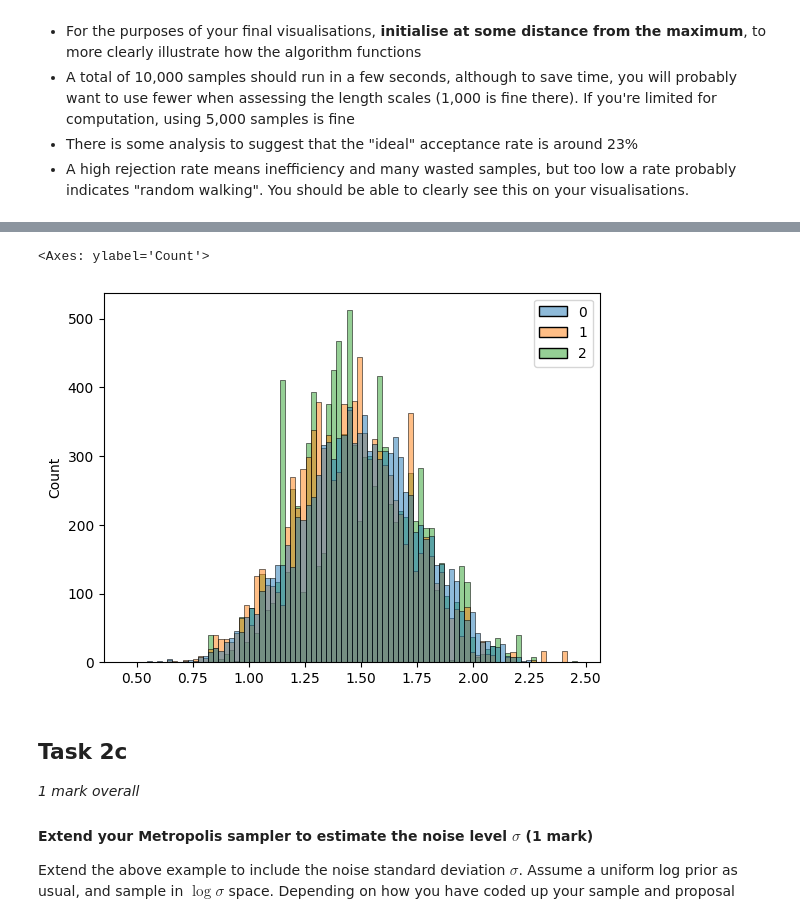
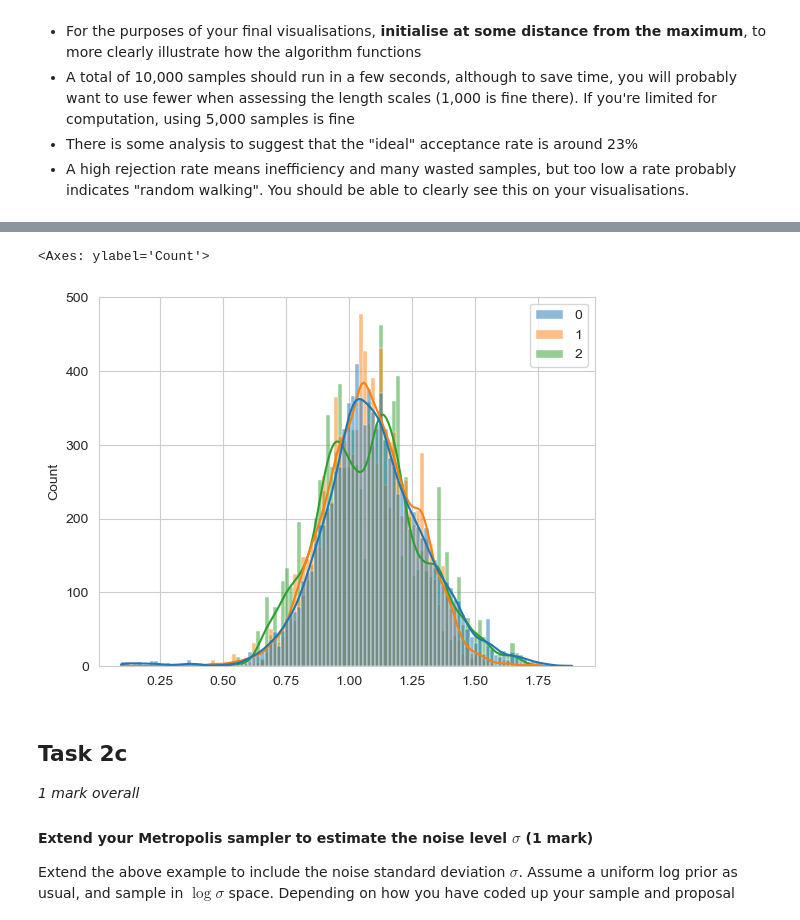
Before and after one commit to jevetts1/bml-coursework-1, a Jupyter notebook: Bayesian Coursework Part A/Assessment1-PartA.ipynb, the cells around one changed output, grey strips where cells are left out. Saved outputs shown, nothing was run; the diff lists cells and outputs as text; code cells hidden in the pictures.

```diff
--- a/Bayesian Coursework Part A/Assessment1-PartA.ipynb
+++ b/Bayesian Coursework Part A/Assessment1-PartA.ipynb
@@ -210,10 +194,8 @@ This function will need to create a new `RBFGenerator` object and recompute the
 # %%
 #### **** YOUR CODE HERE **** ####
 
-# Your implementation
-
 def log_prob_alph_r_given_y(alph, r, s2, x, y, centres):
-    radius_model = r * 0.75
+    radius_model = r
     RBF = setup.RBFGenerator(centres, radius_model, bias=True)
 
     PHI = RBF.evaluate(x)
@@ -358,27 +345,29 @@ The functions `pstar` and `qrvs` should be defined outside your main `metropolis
 # %%
 my_seed = 1
 rng = np.random.default_rng(my_seed)
-sigma2_like = 0.2 ** 2
 
 def pstar(x):
     log_alpha, log_r = x
-    return log_prob_alph_r_given_y(np.exp(log_alpha), np.exp(log_r), sigma2_like, x_train, y_train, centres)
+    return log_prob_alph_r_given_y(10.0**(log_alpha), 10.0**(log_r), sigma_2, x_train, y_train, centres)
 
+def qrvs(x, length_scale_2):
+    xdash = stats.multivariate_normal.rvs(mean = [x[0], x[1]], cov = [[length_scale_2, 0], [0, length_scale_2]], random_state=rng)
+    return xdash
 
-def qrvs(x, proposal_sigma_2):
-    q_sample = stats.multivariate_normal.rvs(mean = [x[0], x[1]], cov = [[proposal_sigma_2, 0], [0, proposal_sigma_2]], random_state=rng)
-    return q_sample
-
-def metropolis(num_samples, pstar, qrvs, x0, proposal_sigma_2):
+def metropolis(num_samples, pstar, qrvs, x0, length_scale_2):
     samples = []
     rejected = []
+    current_prob = pstar(x0)
     for i in range(num_samples):
-        proposed_state = qrvs(x0, proposal_sigma_2)
-        k = np.exp(pstar(proposed_state) - pstar(x0))
+        proposed_state = qrvs(x0, length_scale_2)
+        proposed_prob = pstar(proposed_state)
+
+        k = np.exp(proposed_prob - current_prob)
         u = np.random.rand()
         if k > u:
             samples.append(proposed_state)
             x0 = proposed_state
+            current_prob = proposed_prob
         else:
             rejected.append(proposed_state)
             samples.append(x0)
@@ -437,22 +426,21 @@ The latter plot will mirror the one we will obtain using the `arviz` library in
 - A high rejection rate means inefficiency and many wasted samples, but too low a rate probably indicates "random walking". You should be able to clearly see this on your visualisations.
 # %%
 # Task 2b
-# successive samples are not independent. do i need to just keep every kth sample?
 
 
-def mcmc(x0, sigma_2s, num_samples, qrvs, pstar):
+def mcmc(x0, length_scales, num_samples, qrvs, pstar):
     acceptance_rates = []
     final_rs = []
     samples_list = []
     rejected_list = []
     r_list = []
 
-    for s_2 in sigma_2s:
-        samples, rejected = metropolis(num_samples, pstar, qrvs, x0, s_2)
+    for scale in length_scales:
+        samples, rejected = metropolis(num_samples, pstar, qrvs, x0, scale**2)
         acceptance_rate = (num_samples - len(rejected)) / num_samples
         burn_in = num_samples // 10
         log_r_samples = samples[:,1]
-        r_samples = np.exp(log_r_samples)
+        r_samples = 10.0**(log_r_samples)
         rb_samples = r_samples[burn_in:]
         rs = np.cumsum(rb_samples)
         running_mean = rs / np.arange(1, len(rb_samples)+1)
@@ -462,9 +450,10 @@ def mcmc(x0, sigma_2s, num_samples, qrvs, pstar):
         samples_list.append(samples)
         rejected_list.append(rejected)
         r_list.append(r_samples)
-    table = list(zip(sigma_2s, acceptance_rates, final_rs))
-    setup.tabulate_neatly(table, headers=["sigma_2", "Acceptance Rate", "R"], title="Metropolis Results")
+    table = list(zip(length_scales, acceptance_rates, final_rs))
+    setup.tabulate_neatly(table, headers=["Length Scale", "Acceptance Rate", "R"], title="Metropolis Results")
     return samples_list, rejected_list, r_list
 
-samples, rejected, r_list = mcmc(np.array([0,0]), [0.005, 0.35, 3],10000, qrvs, pstar)
+length_scales = [0.03, 0.25, 0.7]
+samples, rejected, r_list = mcmc(np.array([2,-1]), length_scales, 10000, qrvs, pstar)
 # %% [output]
@@ -515,11 +526,11 @@ for i in range(3):
 # %%
 burn_in = len(r_list) // 10
 
 rb_samples = r_list[burn_in:]
-sns.histplot(rb_samples)
+sns.histplot(rb_samples, kde=True)
 # %% [output]
 <Axes: ylabel='Count'>
-[figure, old version]
+[figure, new version]
 # %% [markdown]
 ## Task 2c
 *1 mark overall*
```
Also changed, not shown: parts of 27 cells of this notebook.
